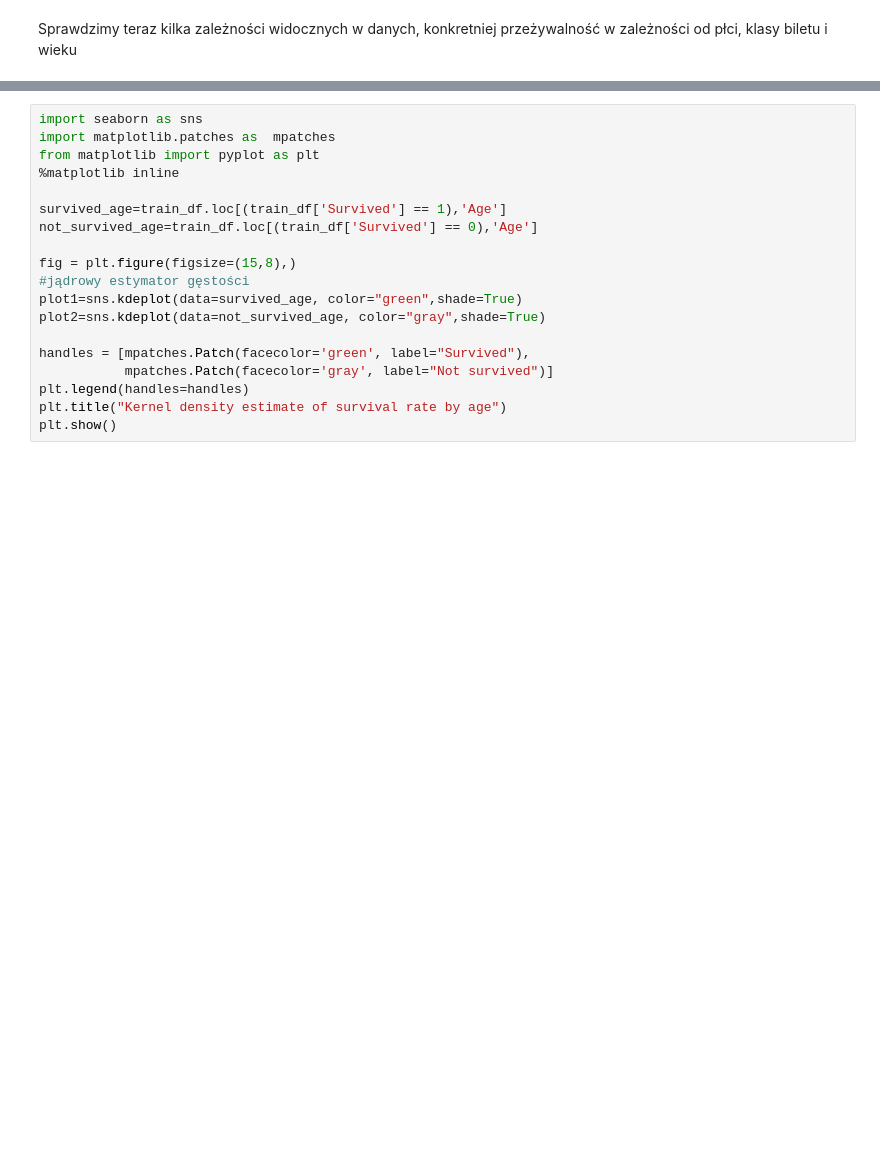
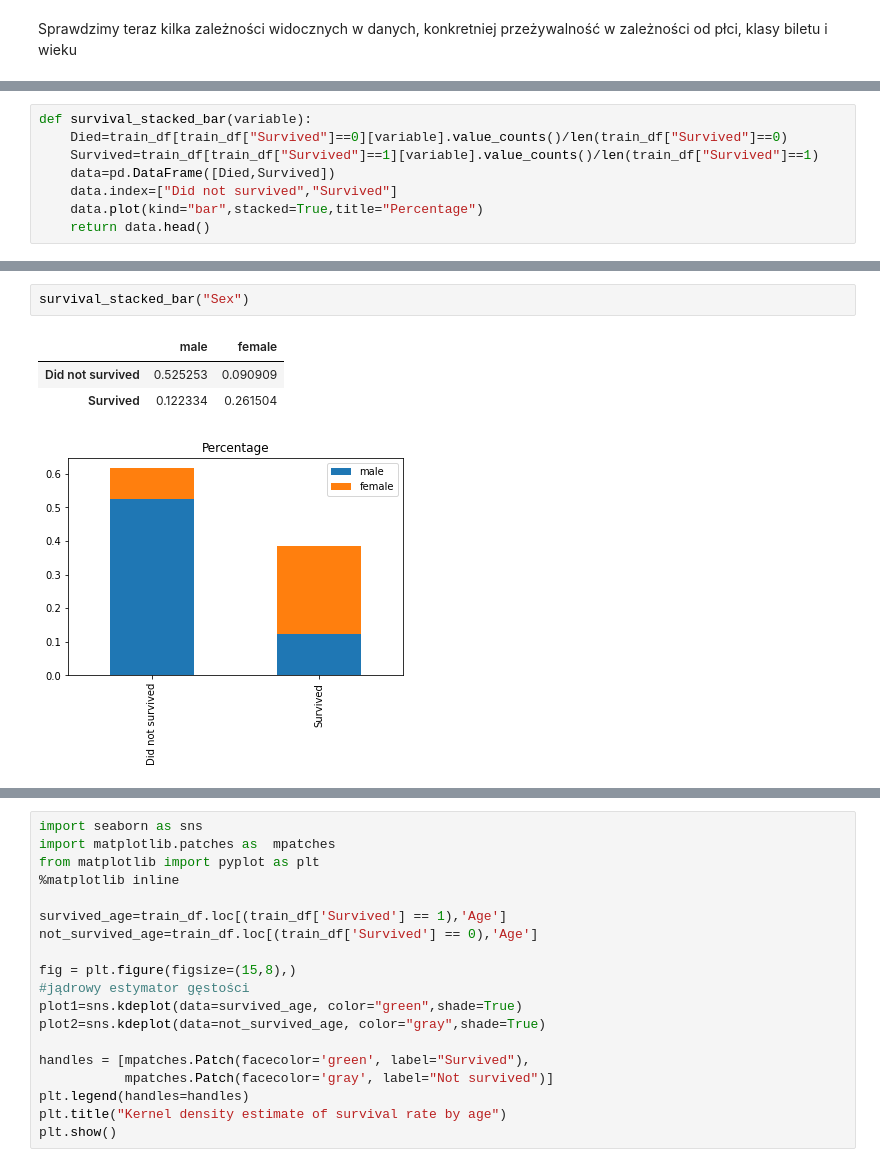
Before and after one commit to Physalium/PUMTitanic, a Jupyter notebook: titanicML.ipynb, the cells around one changed output, grey strips where cells are left out. Cells and saved outputs as stored; diff of their text form; blank space fills up the shorter version.

```diff
--- a/titanicML.ipynb
+++ b/titanicML.ipynb
@@ -143,0 +126,8 @@ plot=sex_to_survival.plot.bar(figsize=(5, 5),x='Sex',y='Survived',rot=0,color=['
+# %%
+def survival_stacked_bar(variable):
+    Died=train_df[train_df["Survived"]==0][variable].value_counts()/len(train_df["Survived"]==0)
+    Survived=train_df[train_df["Survived"]==1][variable].value_counts()/len(train_df["Survived"]==1)
+    data=pd.DataFrame([Died,Survived])
+    data.index=["Did not survived","Survived"]
+    data.plot(kind="bar",stacked=True,title="Percentage")
+    return data.head()
@@ -143,0 +139,7 @@ plot=sex_to_survival.plot.bar(figsize=(5, 5),x='Sex',y='Survived',rot=0,color=['
+# %%
+survival_stacked_bar("Sex")
+# %% [output]
+|  | male | female |
+| Did not survived | 0.525253 | 0.090909 |
+| Survived | 0.122334 | 0.261504 |
+[figure, added]
```
Also changed, not shown: parts of 10 cells of this notebook.
